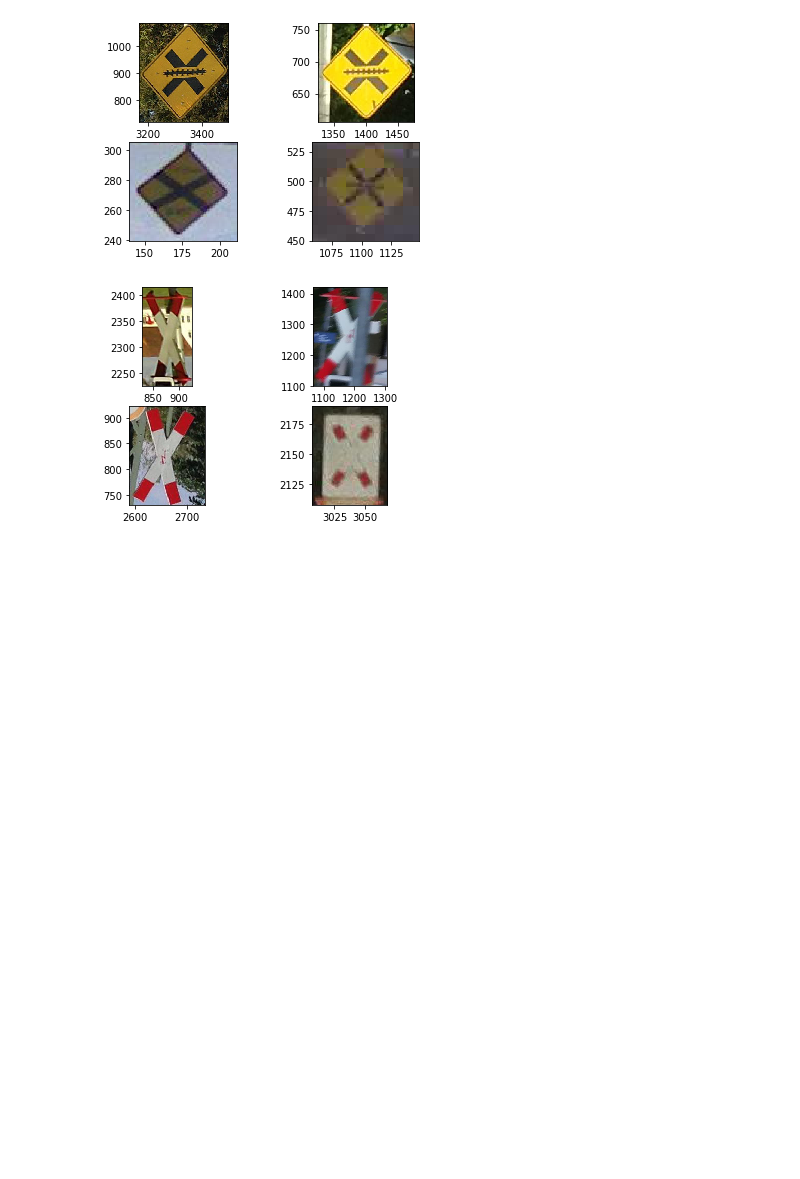
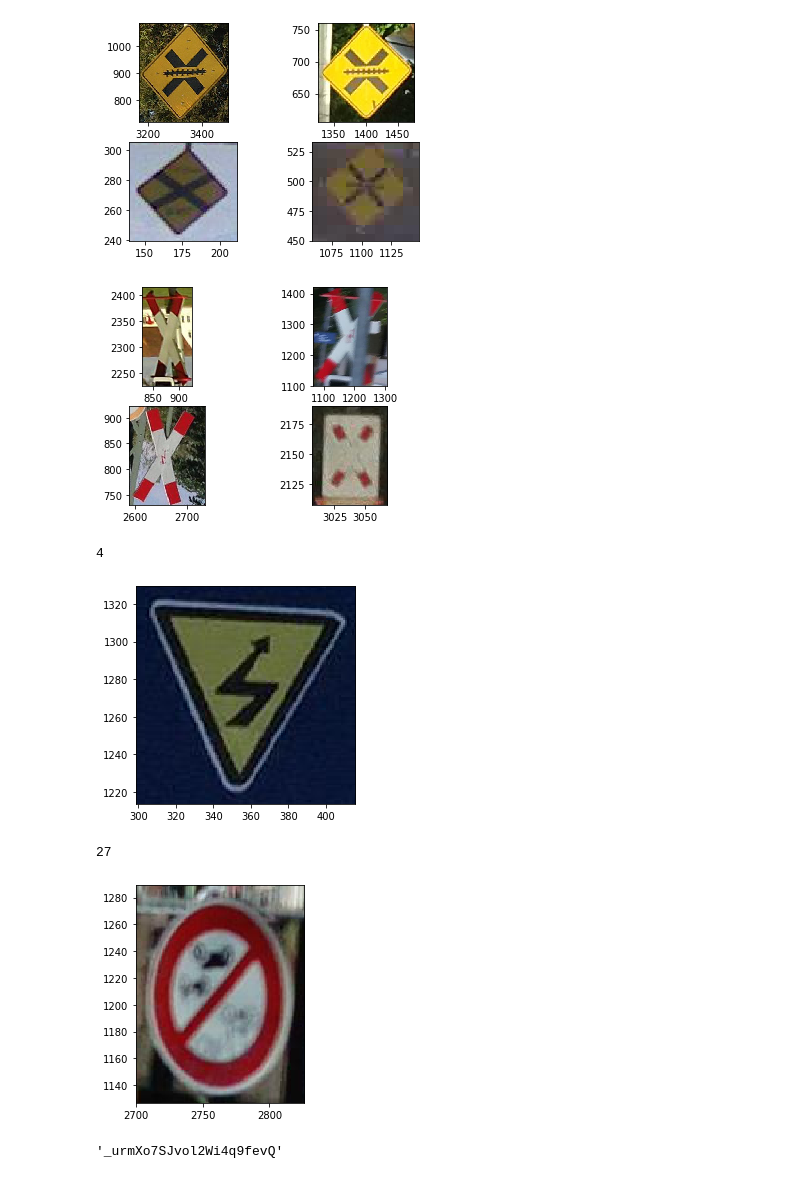
Before and after one commit to curlyyue/uncertainty-quantification, a Jupyter notebook: dataset_analyze/dataLoad.ipynb, the cells around one changed output. Saved outputs shown, nothing was run; the diff lists cells and outputs as text; code cells hidden in the pictures; blank space fills up the shorter version.

```diff
--- a/dataset_analyze/dataLoad.ipynb
+++ b/dataset_analyze/dataLoad.ipynb
@@ -488,3 +510,29 @@ plt.imshow(warn_ra_cro_g43)
 plt.show()
 # %% [output]
 [figure]
+# %%
+# import matplotlib.pyplot as plt
+# import matplotlib.image as mping
+obj = []
+n = 0
+for i in range(len(train_keys)):
+    # if n>1:
+    #     break
+    # else:
+    for j in range(len(train_annos[i]['objects'])):
+        if train_annos[i]['objects'][j]['properties']['dummy']==True:
+            print(i)
+            img = signal_image(train_keys, train_annos, (i,j))
+
+            plt.imshow(img)
+            plt.show()
+            n+=1
+# %% [output]
+4
+[figure, added]
+27
+[figure, added]
+# %%
+train_keys[4]
+# %% [output]
+'_urmXo7SJvol2Wi4q9fevQ'
```
Also changed, not shown: parts of 7 cells of this notebook.
